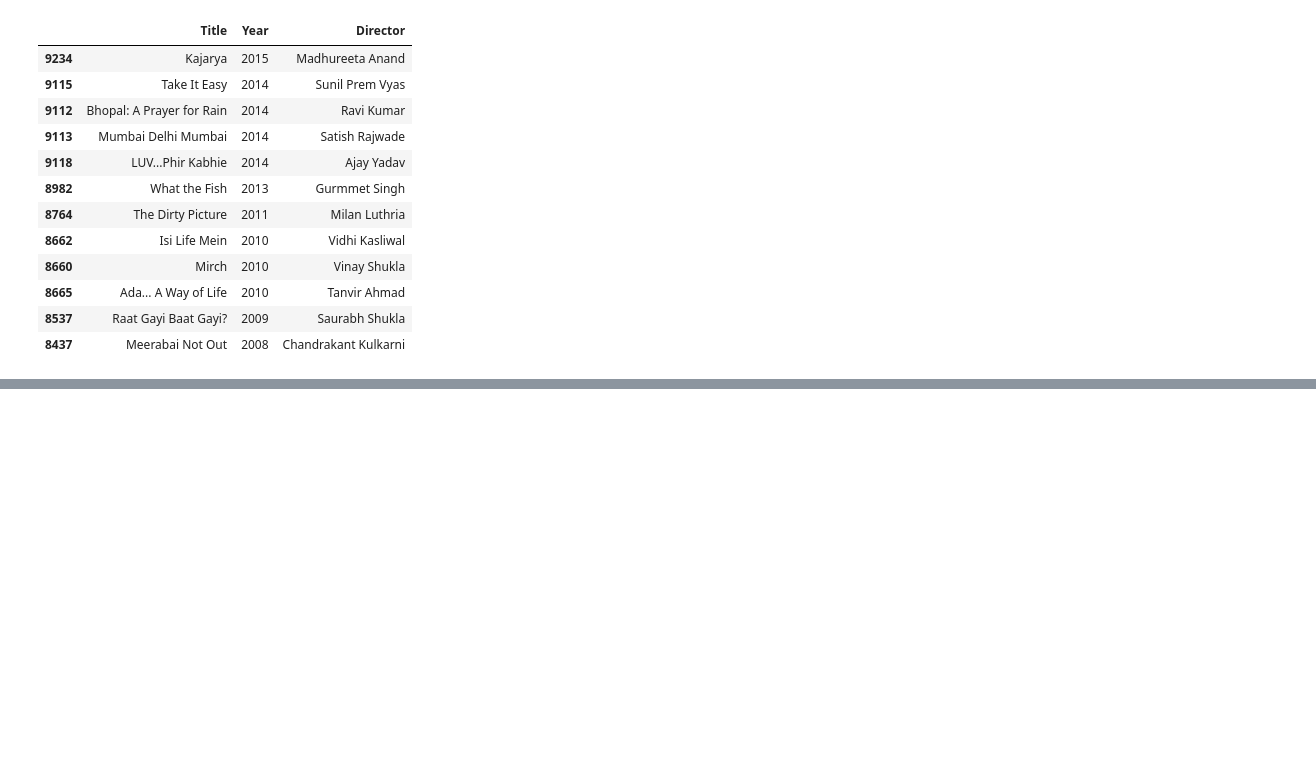
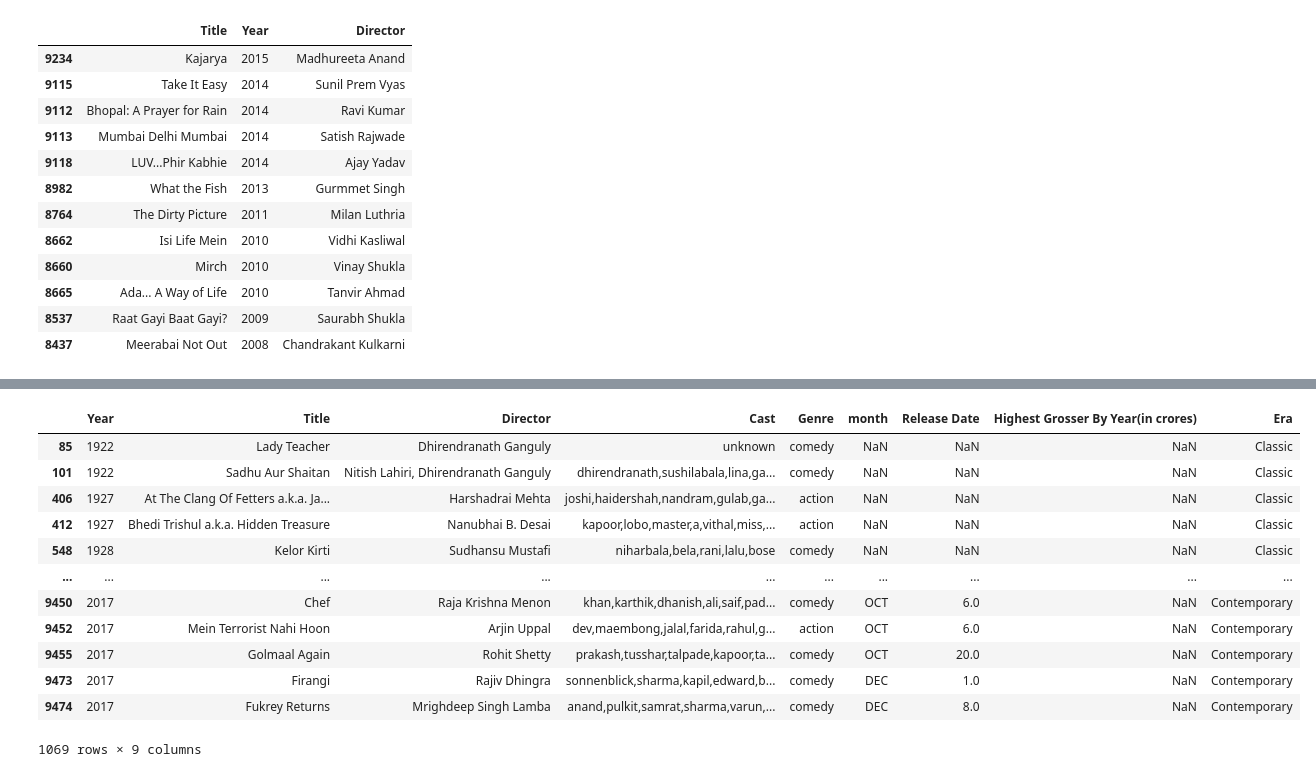
Before and after one commit to PRB18/pandas_practice, a Jupyter notebook: practice.ipynb, the cells around one changed output, grey strips where cells are left out. Cells and saved outputs as stored; diff of their text form; code cells hidden in the pictures; blank space fills up the shorter version.

```diff
--- a/practice.ipynb
+++ b/practice.ipynb
@@ -196,0 +274,17 @@ bollywood[(bollywood["month"] == "DEC") & (bollywood["Year"] > 1990) & (bollywoo
+# %%
+#Filter movies from EITHER "action" OR "comedy" genre.
+bollywood.query('Genre=="action" or Genre=="comedy"')
+# %% [output]
+|  | Year | Title | Director | Cast | Genre | month | Release Date | Highest Grosser By Year(in crores) | Era |
+| 85 | 1922 | Lady Teacher | Dhirendranath Ganguly | unknown | comedy | NaN | NaN | NaN | Classic |
+| 101 | 1922 | Sadhu Aur Shaitan | Nitish Lahiri, Dhirendranath Ganguly | dhirendranath,sushilabala,lina,ga... | comedy | NaN | NaN | NaN | Classic |
+| 406 | 1927 | At The Clang Of Fetters a.k.a. Ja... | Harshadrai Mehta | joshi,haidershah,nandram,gulab,ga... | action | NaN | NaN | NaN | Classic |
+| 412 | 1927 | Bhedi Trishul a.k.a. Hidden Treasure | Nanubhai B. Desai | kapoor,lobo,master,a,vithal,miss,... | action | NaN | NaN | NaN | Classic |
+| 548 | 1928 | Kelor Kirti | Sudhansu Mustafi | niharbala,bela,rani,lalu,bose | comedy | NaN | NaN | NaN | Classic |
+| ... | ... | ... | ... | ... | ... | ... | ... | ... | ... |
+| 9450 | 2017 | Chef | Raja Krishna Menon | khan,karthik,dhanish,ali,saif,pad... | comedy | OCT | 6.0 | NaN | Contemporary |
+| 9452 | 2017 | Mein Terrorist Nahi Hoon | Arjin Uppal | dev,maembong,jalal,farida,rahul,g... | action | OCT | 6.0 | NaN | Contemporary |
+| 9455 | 2017 | Golmaal Again | Rohit Shetty | prakash,tusshar,talpade,kapoor,ta... | comedy | OCT | 20.0 | NaN | Contemporary |
+| 9473 | 2017 | Firangi | Rajiv Dhingra | sonnenblick,sharma,kapil,edward,b... | comedy | DEC | 1.0 | NaN | Contemporary |
+| 9474 | 2017 | Fukrey Returns | Mrighdeep Singh Lamba | anand,pulkit,samrat,sharma,varun,... | comedy | DEC | 8.0 | NaN | Contemporary |
+1069 rows × 9 columns
```
Also changed, not shown: parts of 32 cells of this notebook.
